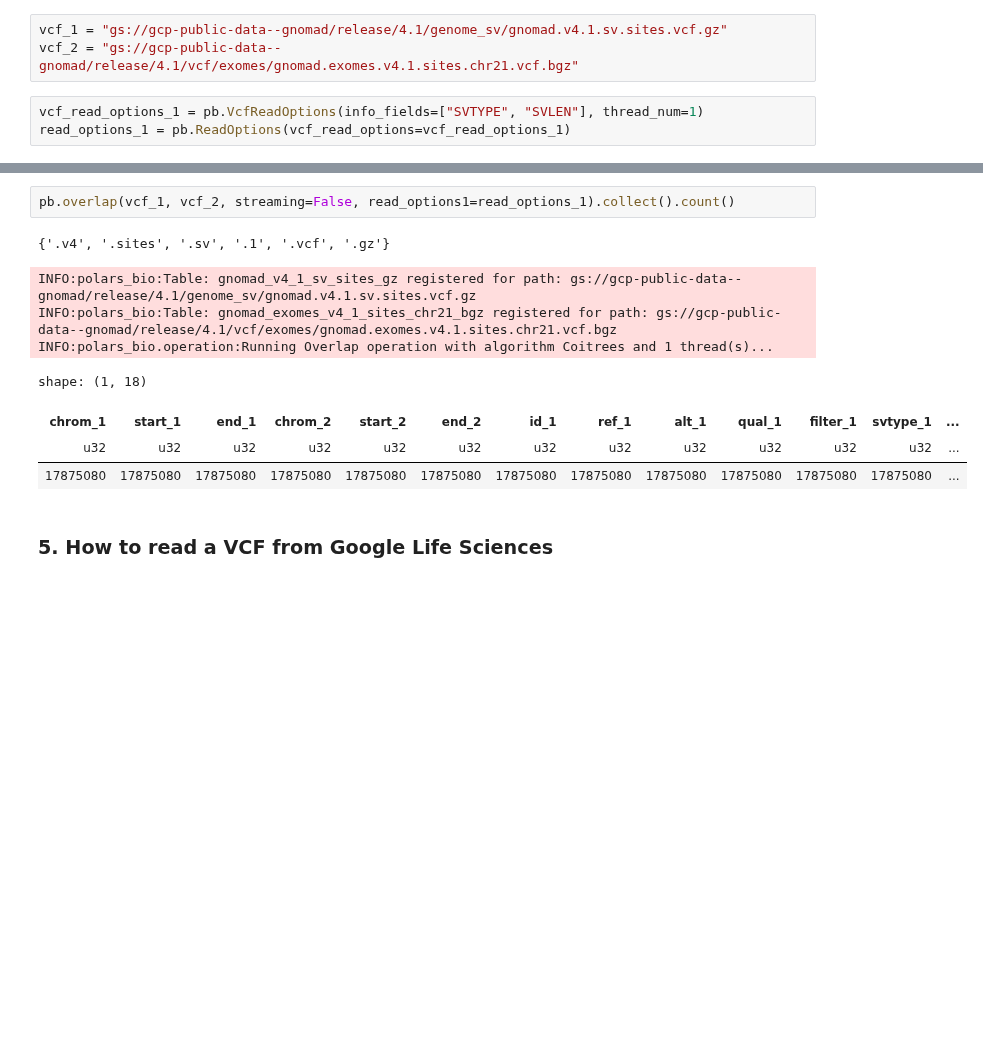
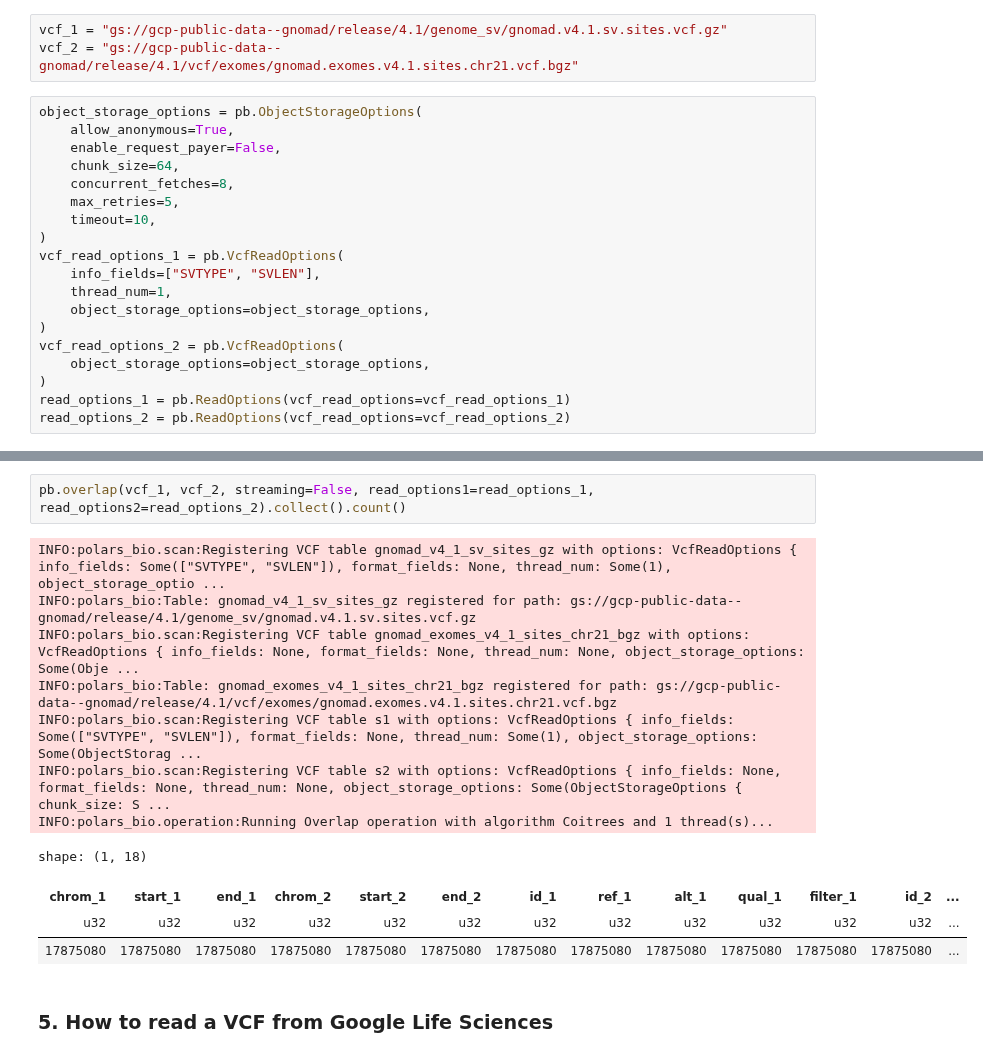
Before and after one commit to biodatageeks/polars-bio, a Jupyter notebook: docs/notebooks/cookbook.ipynb, the cells around one changed output, grey strips where cells are left out. Saved outputs shown, nothing was run; the diff lists cells and outputs as text; blank space fills up the shorter version.

```diff
--- a/docs/notebooks/cookbook.ipynb
+++ b/docs/notebooks/cookbook.ipynb
@@ -94,6 +98,22 @@ shape: (1, 8)
 vcf_1 = "gs://gcp-public-data--gnomad/release/4.1/genome_sv/gnomad.v4.1.sv.sites.vcf.gz"
 vcf_2 = "gs://gcp-public-data--gnomad/release/4.1/vcf/exomes/gnomad.exomes.v4.1.sites.chr21.vcf.bgz"
 # %%
-vcf_read_options_1 = pb.VcfReadOptions(info_fields=["SVTYPE", "SVLEN"], thread_num=1)
+object_storage_options = pb.ObjectStorageOptions(
+    allow_anonymous=True,
+    enable_request_payer=False,
+    chunk_size=64,
+    concurrent_fetches=8,
+    max_retries=5,
+    timeout=10,
+)
+vcf_read_options_1 = pb.VcfReadOptions(
+    info_fields=["SVTYPE", "SVLEN"],
+    thread_num=1,
+    object_storage_options=object_storage_options,
+)
+vcf_read_options_2 = pb.VcfReadOptions(
+    object_storage_options=object_storage_options,
+)
 read_options_1 = pb.ReadOptions(vcf_read_options=vcf_read_options_1)
+read_options_2 = pb.ReadOptions(vcf_read_options=vcf_read_options_2)
 # %%
@@ -116,12 +137,15 @@ shape: (3, 18)
 # %%
-pb.overlap(vcf_1, vcf_2, streaming=False, read_options1=read_options_1).collect().count()
+pb.overlap(vcf_1, vcf_2, streaming=False, read_options1=read_options_1, read_options2=read_options_2).collect().count()
 # %% [output]
-{'.v4', '.sites', '.sv', '.1', '.vcf', '.gz'}
+INFO:polars_bio.scan:Registering VCF table gnomad_v4_1_sv_sites_gz with options: VcfReadOptions { info_fields: Some(["SVTYPE", "SVLEN"]), format_fields: None, thread_num: Some(1), object_storage_optio ...
+INFO:polars_bio:Table: gnomad_v4_1_sv_sites_gz registered for path: gs://gcp-public-data--gnomad/release/4.1/genome_sv/gnomad.v4.1.sv.sites.vcf.gz
+INFO:polars_bio.scan:Registering VCF table gnomad_exomes_v4_1_sites_chr21_bgz with options: VcfReadOptions { info_fields: None, format_fields: None, thread_num: None, object_storage_options: Some(Obje ...
+INFO:polars_bio:Table: gnomad_exomes_v4_1_sites_chr21_bgz registered for path: gs://gcp-public-data--gnomad/release/4.1/vcf/exomes/gnomad.exomes.v4.1.sites.chr21.vcf.bgz
+INFO:polars_bio.scan:Registering VCF table s1 with options: VcfReadOptions { info_fields: Some(["SVTYPE", "SVLEN"]), format_fields: None, thread_num: Some(1), object_storage_options: Some(ObjectStorag ...
+INFO:polars_bio.scan:Registering VCF table s2 with options: VcfReadOptions { info_fields: None, format_fields: None, thread_num: None, object_storage_options: Some(ObjectStorageOptions { chunk_size: S ...
+INFO:polars_bio.operation:Running Overlap operation with algorithm Coitrees and 1 thread(s)...
-INFO:polars_bio:Table: gnomad_v4_1_sv_sites_gz registered for path: gs://gcp-public-data--gnomad/release/4.1/genome_sv/gnomad.v4.1.sv.sites.vcf.gz
-INFO:polars_bio:Table: gnomad_exomes_v4_1_sites_chr21_bgz registered for path: gs://gcp-public-data--gnomad/release/4.1/vcf/exomes/gnomad.exomes.v4.1.sites.chr21.vcf.bgz
-INFO:polars_bio.operation:Running Overlap operation with algorithm Coitrees and 1 thread(s)...
+shape: (1, 18)
-shape: (1, 18)
-| chrom_1 | start_1 | end_1 | chrom_2 | start_2 | end_2 | id_1 | ref_1 | alt_1 | qual_1 | filter_1 | svtype_1 | ... |
+| chrom_1 | start_1 | end_1 | chrom_2 | start_2 | end_2 | id_1 | ref_1 | alt_1 | qual_1 | filter_1 | id_2 | ... |
 | u32 | u32 | u32 | u32 | u32 | u32 | u32 | u32 | u32 | u32 | u32 | u32 | ... |
 | 17875080 | 17875080 | 17875080 | 17875080 | 17875080 | 17875080 | 17875080 | 17875080 | 17875080 | 17875080 | 17875080 | 17875080 | ... |
 # %% [markdown]
```
Also changed, not shown: parts of 14 cells of this notebook, 2 other files.
